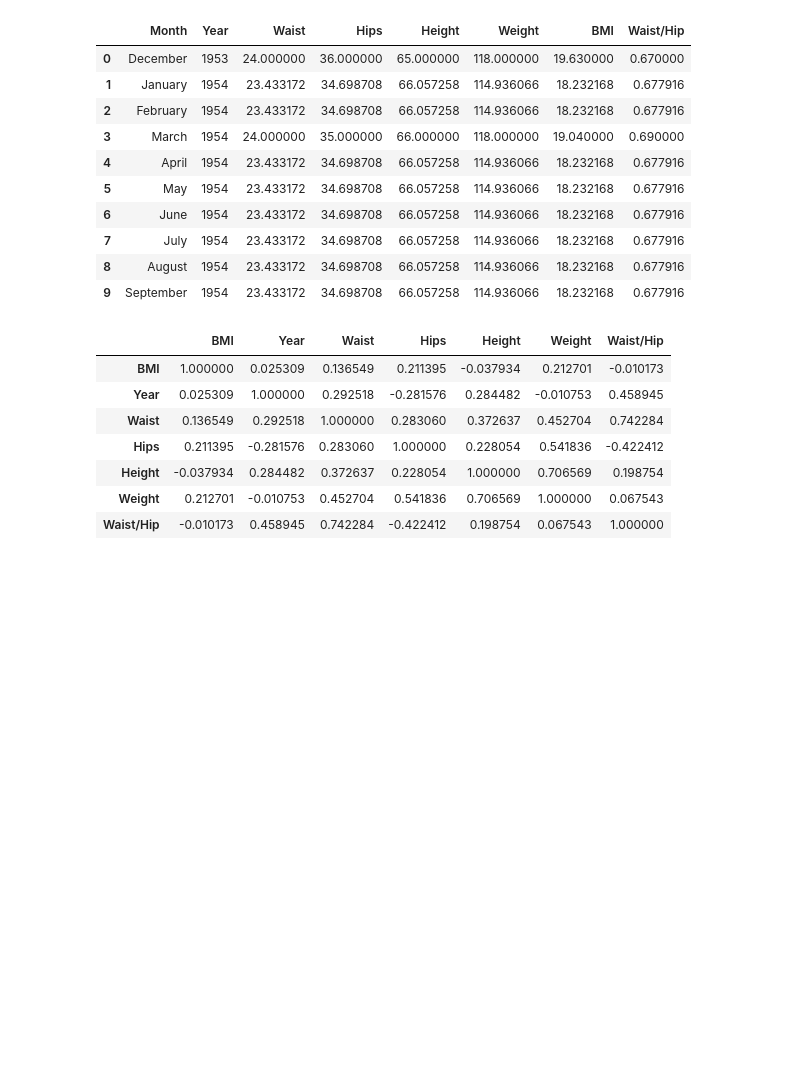
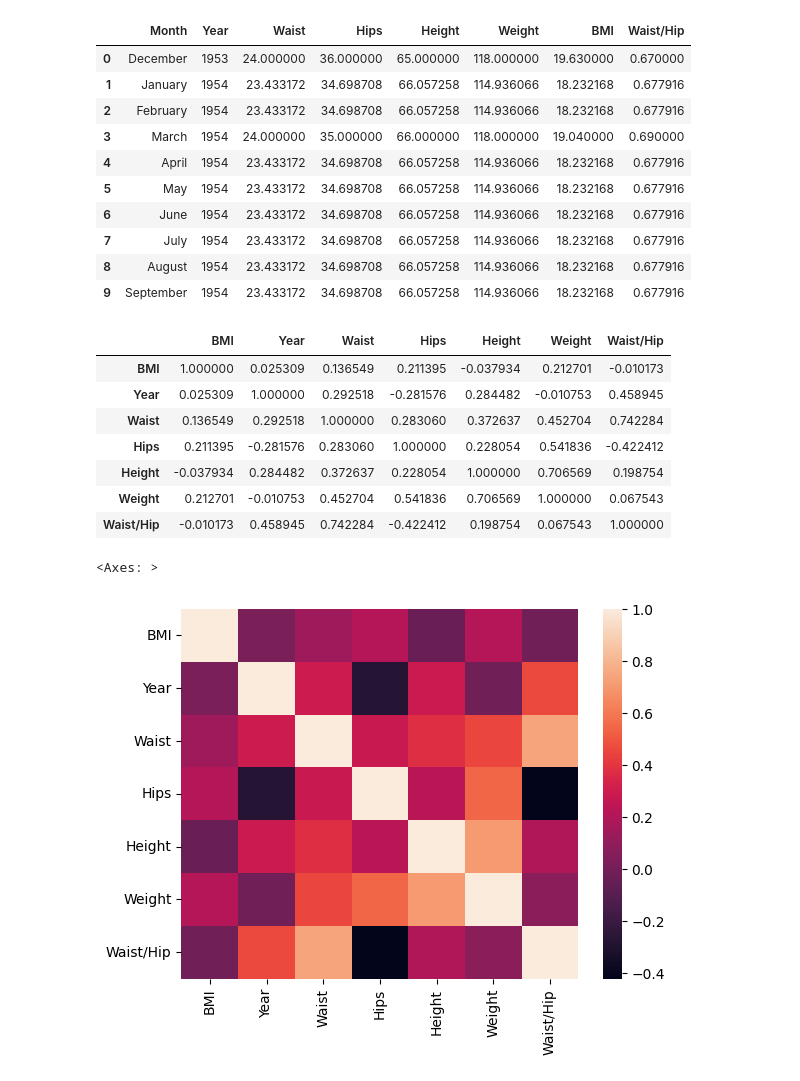
Before and after one commit to ivajazz/EDA_1_2, a Jupyter notebook: EDA_2_6.ipynb, the cells around one changed output. Drawn from its saved outputs; the diff is of its cells as text; code cells hidden in the pictures; blank space fills up the shorter version.

Commit message:
add heatmap

```diff
--- a/EDA_2_6.ipynb
+++ b/EDA_2_6.ipynb
@@ -37,0 +40,5 @@ data.corr()
+# %%
+sns.heatmap(data.corr())
+# %% [output]
+<Axes: >
+[figure, added]
```
Also changed, not shown: parts of 1 cell of this notebook.
